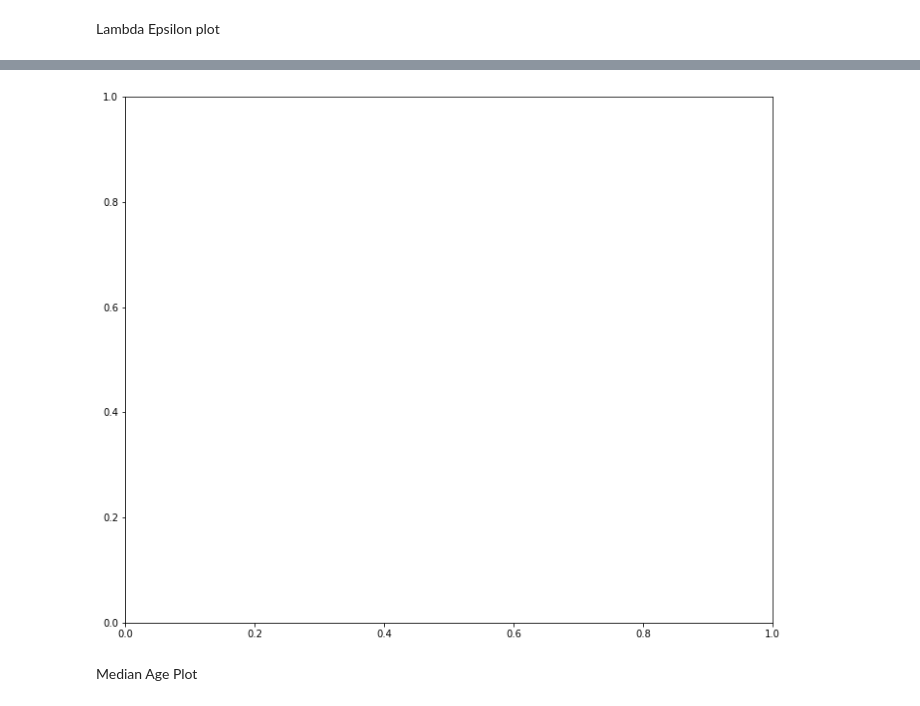
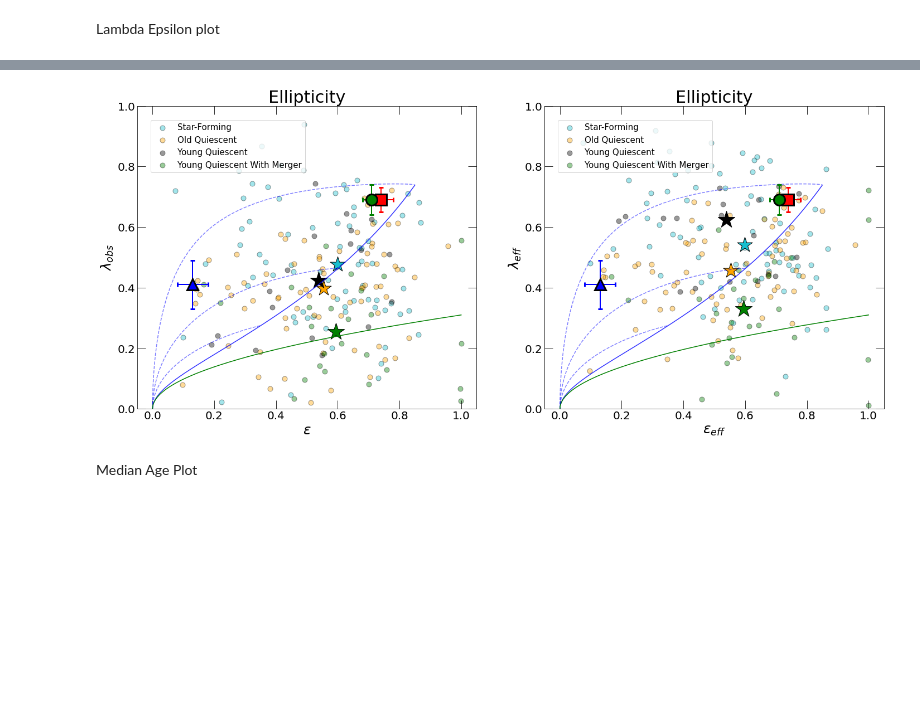
Before and after one commit to moira-andrews/Pathak_2021, a Jupyter notebook: kinematic_plots.ipynb, the cells around one changed output, grey strips where cells are left out. Saved outputs shown, nothing was run; the diff lists cells and outputs as text; code cells hidden in the pictures; blank space fills up the shorter version.

```diff
--- a/kinematic_plots.ipynb
+++ b/kinematic_plots.ipynb
@@ -22,6 +22,7 @@ with h5py.File('galaxy_population_data_'+str(2)+'.hdf5', 'r') as f:
     ellipticity = f['ellipticity'][:]
     lambda_obs = f['lambda_obs'][:]
     lam_effec = f['lam_effective'][:]
+    eps_effec = f['ellipticity_effective'][:]
 # %%
 warnings.filterwarnings('ignore')
 
@@ -210,7 +211,7 @@ def lambda_inclined_C07(inclination_deg, intrinsic_epsilon):
     C = np.sin(np.radians(inclination_deg)) / np.sqrt(1.0 - beta**2 * np.cos(np.radians(inclination_deg)))
     return lambda_edgeon_C07(intrinsic_epsilon) * C / np.sqrt(1.0 + (C**2 - 1.0)* lambda_edgeon_C07(intrinsic_epsilon)**2 )
 # %%
-f, ax = plt.subplots(1, sharex='none', sharey='none', figsize=(12, 10))
+f, (ax1,ax2) = plt.subplots(1,2, sharex='none', sharey='none', figsize=(24, 10))
 f.set_facecolor('w')
 n_bins=50
 redshift=2
@@ -223,40 +224,74 @@ PSBm = (maximum_merger_ratio_30kpc_current_fraction<0.1) & PSB_selection
 
 
 #panel 1: young quiescent galaxies with mergers
-ax.scatter(ellipticity[subselection], lambda_obs[subselection], c='tab:cyan', s=80, alpha = 0.4, edgecolors='k', label='Star-Forming')
-ax.scatter((ellipticity[old_quiescent_selection]), lambda_obs[old_quiescent_selection], c='orange', s=80, alpha = 0.4, edgecolors='k', label='Old Quiescent')
-ax.scatter((ellipticity[PSBm]), lambda_obs[PSBm], c='k', s=80, alpha=0.4, edgecolors='k', label='Young Quiescent')
-ax.scatter((ellipticity[PSB]), lambda_obs[PSB], c='g', s=80, alpha=0.4, edgecolors='k', label='Young Quiescent With Merger')
-ax.scatter(np.median(ellipticity[subselection]), np.median(lambda_obs[subselection]), c='tab:cyan', edgecolors='k', s=800, marker='*', lw=1)
-ax.scatter(np.median(ellipticity[old_quiescent_selection]), np.median(lambda_obs[old_quiescent_selection]), c='orange', edgecolors='k', s=800, marker='*', lw=1)
-ax.scatter(np.median(ellipticity[PSBm]), np.median(lambda_obs[PSBm]), c='black', s=1000, edgecolors='black', marker='*', lw=1)
-ax.scatter(np.median(ellipticity[PSB]), np.median(lambda_obs[PSB]), c='green', s=1000, edgecolors='green', marker='*', lw=1)
+ax1.scatter(ellipticity[subselection], lambda_obs[subselection], c='tab:cyan', s=80, alpha = 0.4, edgecolors='k', label='Star-Forming')
+ax1.scatter((ellipticity[old_quiescent_selection]), lambda_obs[old_quiescent_selection], c='orange', s=80, alpha = 0.4, edgecolors='k', label='Old Quiescent')
+ax1.scatter((ellipticity[PSBm]), lambda_obs[PSBm], c='k', s=80, alpha=0.4, edgecolors='k', label='Young Quiescent')
+ax1.scatter((ellipticity[PSB]), lambda_obs[PSB], c='g', s=80, alpha=0.4, edgecolors='k', label='Young Quiescent With Merger')
+ax1.scatter(np.median(ellipticity[subselection]), np.median(lambda_obs[subselection]), c='tab:cyan', edgecolors='k', s=800, marker='*', lw=1)
+ax1.scatter(np.median(ellipticity[old_quiescent_selection]), np.median(lambda_obs[old_quiescent_selection]), c='orange', edgecolors='k', s=800, marker='*', lw=1)
+ax1.scatter(np.median(ellipticity[PSBm]), np.median(lambda_obs[PSBm]), c='black', s=1000, edgecolors='k', marker='*', lw=1)
+ax1.scatter(np.median(ellipticity[PSB]), np.median(lambda_obs[PSB]), c='green', s=1000, edgecolors='k', marker='*', lw=1)
 
 # lines showing the effect of inclination on three galaxies with different intrinsic ellipticity
 theta = np.linspace(0, 90.0, 1000)
-plt.plot(epsilon_inclined(inclination_deg=theta, intrinsic_epsilon=0.35), lambda_inclined_C07(inclination_deg=theta, intrinsic_epsilon=0.35), 'b--', alpha=0.5)
-plt.plot(epsilon_inclined(inclination_deg=theta, intrinsic_epsilon=0.60), lambda_inclined_C07(inclination_deg=theta, intrinsic_epsilon=0.60), 'b--', alpha=0.5)
-plt.plot(epsilon_inclined(inclination_deg=theta, intrinsic_epsilon=0.85), lambda_inclined_C07(inclination_deg=theta, intrinsic_epsilon=0.85), 'b--', alpha=0.5)
+ax1.plot(epsilon_inclined(inclination_deg=theta, intrinsic_epsilon=0.35), lambda_inclined_C07(inclination_deg=theta, intrinsic_epsilon=0.35), 'b--', alpha=0.5)
+ax1.plot(epsilon_inclined(inclination_deg=theta, intrinsic_epsilon=0.60), lambda_inclined_C07(inclination_deg=theta, intrinsic_epsilon=0.60), 'b--', alpha=0.5)
+ax1.plot(epsilon_inclined(inclination_deg=theta, intrinsic_epsilon=0.85), lambda_inclined_C07(inclination_deg=theta, intrinsic_epsilon=0.85), 'b--', alpha=0.5)
 # line at fixed inclination (edge-on, i.e. 90 deg) for galaxies with different intrinsic ellipticity
 ell = np.linspace(0, 0.85, 1000)
-plt.plot(epsilon_inclined(inclination_deg=90.0, intrinsic_epsilon=ell), lambda_inclined_C07(inclination_deg=90.0, intrinsic_epsilon=ell), 'b-', alpha=0.8)
+ax1.plot(epsilon_inclined(inclination_deg=90.0, intrinsic_epsilon=ell), lambda_inclined_C07(inclination_deg=90.0, intrinsic_epsilon=ell), 'b-', alpha=0.8)
 # fast/slow rotator division
 ell = np.linspace(0, 1.0, 1000)
-plt.plot(ell, 0.31 * np.sqrt(ell), 'g-')
-plt.ylim(0,1)
-plt.xlim(0,1)
+ax1.plot(ell, 0.31 * np.sqrt(ell), 'g-')
 
-plt.errorbar(1-0.26,0.69,xerr=0.04,yerr=0.04,c = "r",marker="s",markersize = 20,elinewidth = 2,capsize=4,markeredgecolor='k',markeredgewidth=3)
-plt.errorbar(1-0.87,0.41,xerr=0.05,yerr=0.08,c = "blue",marker='^',markersize = 20,elinewidth = 2,capsize=4,markeredgecolor='k',markeredgewidth=3)
-plt.errorbar(1-0.29,0.69,xerr=0.03,yerr=0.05,c = "g",marker='o',markersize = 20,elinewidth = 2,capsize=4,markeredgecolor='k',markeredgewidth=3)
+ax1.errorbar(1-0.26,0.69,xerr=0.04,yerr=0.04,c = "r",marker="s",markersize = 20,elinewidth = 2,capsize=4,markeredgecolor='k',markeredgewidth=3)
+ax1.errorbar(1-0.87,0.41,xerr=0.05,yerr=0.08,c = "blue",marker='^',markersize = 20,elinewidth = 2,capsize=4,markeredgecolor='k',markeredgewidth=3)
+ax1.errorbar(1-0.29,0.69,xerr=0.03,yerr=0.05,c = "g",marker='o',markersize = 20,elinewidth = 2,capsize=4,markeredgecolor='k',markeredgewidth=3)
 
-ax.legend(loc=(0.04, 0.78), fontsize=15, frameon=True)
-ax.set_ylim(0, 1)
-ax.set_xlabel('$\epsilon$', fontsize=25)
-ax.set_ylabel('$\lambda_{obs}$', fontsize=25)
-ax.set_yscale('linear')
-ax.set_title('Ellipticity', fontsize=30)
-ax.tick_params(which='major', length=15)
-ax.tick_params(which='minor', length=7)
-ax.tick_params(direction='in', which='both', labelsize=20, bottom=True, top=True, left=True, right=True)
+ax1.legend(loc=(0.04, 0.78), fontsize=15, frameon=True)
+ax1.set_ylim(0, 1)
+ax1.set_xlabel('$\epsilon$', fontsize=25)
+ax1.set_ylabel('$\lambda_{obs}$', fontsize=25)
+ax1.set_yscale('linear')
+ax1.set_title('Ellipticity', fontsize=30)
+ax1.tick_params(which='major', length=15)
+ax1.tick_params(which='minor', length=7)
+ax1.tick_params(direction='in', which='both', labelsize=20, bottom=True, top=True, left=True, right=True)
+
+
+ax2.scatter(eps_effec[subselection], lam_effec[subselection], c='tab:cyan', s=80, alpha = 0.4, edgecolors='k', label='Star-Forming')
+ax2.scatter((eps_effec[old_quiescent_selection]), lam_effec[old_quiescent_selection], c='orange', s=80, alpha = 0.4, edgecolors='k', label='Old Quiescent')
+ax2.scatter((eps_effec[PSBm]), lam_effec[PSBm], c='k', s=80, alpha=0.4, edgecolors='k', label='Young Quiescent')
+ax2.scatter((eps_effec[PSB]), lam_effec[PSB], c='g', s=80, alpha=0.4, edgecolors='k', label='Young Quiescent With Merger')
+ax2.scatter(np.median(eps_effec[subselection]), np.median(lam_effec[subselection]), c='tab:cyan', edgecolors='k', s=800, marker='*', lw=1)
+ax2.scatter(np.median(eps_effec[old_quiescent_selection]), np.median(lam_effec[old_quiescent_selection]), c='orange', edgecolors='k', s=800, marker='*', lw=1)
+ax2.scatter(np.median(eps_effec[PSBm]), np.median(lam_effec[PSBm]), c='black', s=1000, edgecolors='k', marker='*', lw=1)
+ax2.scatter(np.median(eps_effec[PSB]), np.median(lam_effec[PSB]), c='green', s=1000, edgecolors='k', marker='*', lw=1)
+
+# lines showing the effect of inclination on three galaxies with different intrinsic ellipticity
+theta = np.linspace(0, 90.0, 1000)
+ax2.plot(epsilon_inclined(inclination_deg=theta, intrinsic_epsilon=0.35), lambda_inclined_C07(inclination_deg=theta, intrinsic_epsilon=0.35), 'b--', alpha=0.5)
+ax2.plot(epsilon_inclined(inclination_deg=theta, intrinsic_epsilon=0.60), lambda_inclined_C07(inclination_deg=theta, intrinsic_epsilon=0.60), 'b--', alpha=0.5)
+ax2.plot(epsilon_inclined(inclination_deg=theta, intrinsic_epsilon=0.85), lambda_inclined_C07(inclination_deg=theta, intrinsic_epsilon=0.85), 'b--', alpha=0.5)
+# line at fixed inclination (edge-on, i.e. 90 deg) for galaxies with different intrinsic ellipticity
+ell = np.linspace(0, 0.85, 1000)
+ax2.plot(epsilon_inclined(inclination_deg=90.0, intrinsic_epsilon=ell), lambda_inclined_C07(inclination_deg=90.0, intrinsic_epsilon=ell), 'b-', alpha=0.8)
+# fast/slow rotator division
+ell = np.linspace(0, 1.0, 1000)
+ax2.plot(ell, 0.31 * np.sqrt(ell), 'g-')
+
+ax2.errorbar(1-0.26,0.69,xerr=0.04,yerr=0.04,c = "r",marker="s",markersize = 20,elinewidth = 2,capsize=4,markeredgecolor='k',markeredgewidth=3)
+ax2.errorbar(1-0.87,0.41,xerr=0.05,yerr=0.08,c = "blue",marker='^',markersize = 20,elinewidth = 2,capsize=4,markeredgecolor='k',markeredgewidth=3)
+ax2.errorbar(1-0.29,0.69,xerr=0.03,yerr=0.05,c = "g",marker='o',markersize = 20,elinewidth = 2,capsize=4,markeredgecolor='k',markeredgewidth=3)
+
+ax2.legend(loc=(0.04, 0.78), fontsize=15, frameon=True)
+ax2.set_ylim(0, 1)
+ax2.set_xlabel('$\epsilon_{eff}$', fontsize=25)
+ax2.set_ylabel('$\lambda_{eff}$', fontsize=25)
+ax2.set_yscale('linear')
+ax2.set_title('Ellipticity', fontsize=30)
+ax2.tick_params(which='major', length=15)
+ax2.tick_params(which='minor', length=7)
+ax2.tick_params(direction='in', which='both', labelsize=20, bottom=True, top=True, left=True, right=True)
 # %% [output]
@@ -264,4 +298,4 @@ NameError: name 'subselection' is not defined
-[figure, old version]
+[figure, new version]
 # %% [markdown]
 Median Age Plot
 # %%
```
Also changed, not shown: parts of 1 cell of this notebook, 2 other files.
